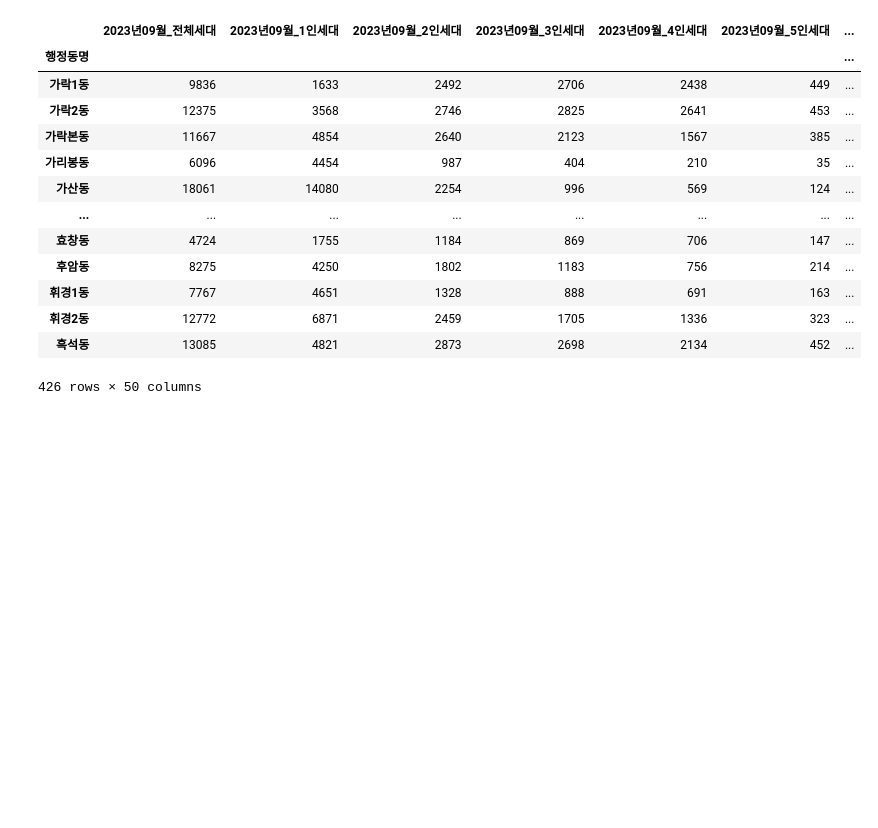
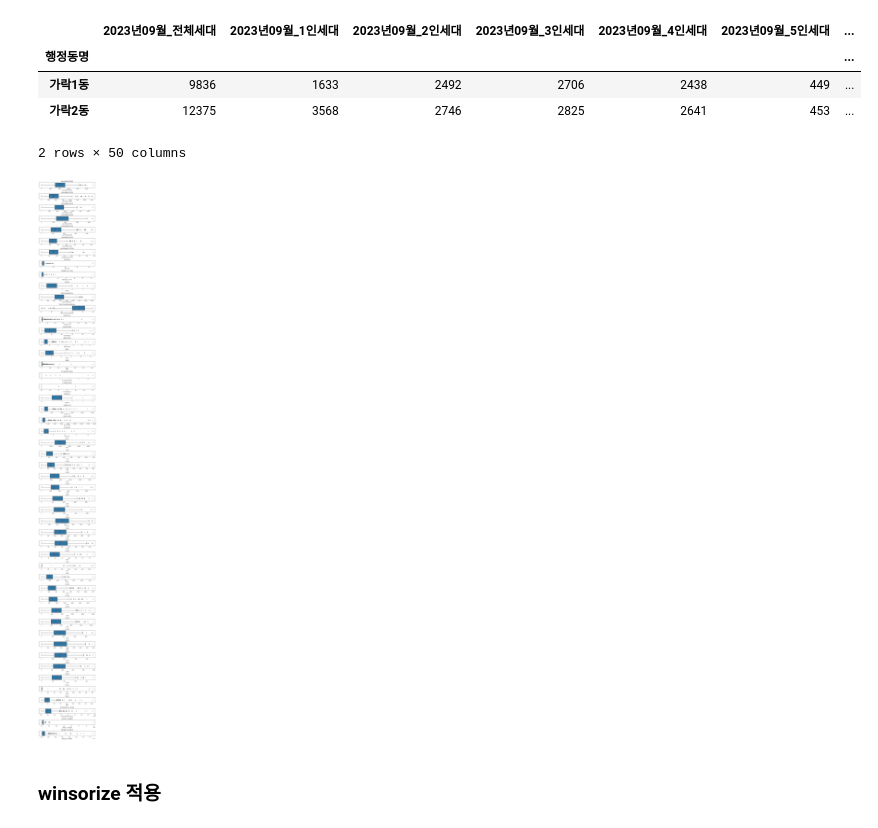
Before and after one commit to sesac-2023/cha_workspace, a Jupyter notebook: individual_tests/PJT_final_2023/preprocessing/winsorization_and_derived_variables_creation.ipynb, the cells around one changed output. Saved outputs shown, nothing was run; the diff lists cells and outputs as text; code cells hidden in the pictures; blank space fills up the shorter version.

```diff
--- a/individual_tests/PJT_final_2023/preprocessing/winsorization_and_derived_variables_creation.ipynb
+++ b/individual_tests/PJT_final_2023/preprocessing/winsorization_and_derived_variables_creation.ipynb
@@ -1,20 +1,12 @@
 # %%
 import pandas as pd
 
 data = pd.read_csv('./data/final_data_before_winsorization.csv', index_col=0)
-data
+data.fillna(0, inplace=True)
+data.head(2)
 # %% [output]
 |  | 2023년09월_전체세대 | 2023년09월_1인세대 | 2023년09월_2인세대 | 2023년09월_3인세대 | 2023년09월_4인세대 | 2023년09월_5인세대 | ... |
 | 행정동명 |  |  |  |  |  |  | ... |
 | 가락1동 | 9836 | 1633 | 2492 | 2706 | 2438 | 449 | ... |
 | 가락2동 | 12375 | 3568 | 2746 | 2825 | 2641 | 453 | ... |
-| 가락본동 | 11667 | 4854 | 2640 | 2123 | 1567 | 385 | ... |
-| 가리봉동 | 6096 | 4454 | 987 | 404 | 210 | 35 | ... |
-| 가산동 | 18061 | 14080 | 2254 | 996 | 569 | 124 | ... |
-| ... | ... | ... | ... | ... | ... | ... | ... |
-| 효창동 | 4724 | 1755 | 1184 | 869 | 706 | 147 | ... |
-| 후암동 | 8275 | 4250 | 1802 | 1183 | 756 | 214 | ... |
-| 휘경1동 | 7767 | 4651 | 1328 | 888 | 691 | 163 | ... |
-| 휘경2동 | 12772 | 6871 | 2459 | 1705 | 1336 | 323 | ... |
-| 흑석동 | 13085 | 4821 | 2873 | 2698 | 2134 | 452 | ... |
-426 rows × 50 columns
+2 rows × 50 columns
@@ -20,0 +29,7 @@ data
+# %%
+# 박스플랏으로 이상치 탐색
+show_outlier(data)
+# %% [output]
+[figure, added]
+# %% [markdown]
+### winsorize 적용
```
Also changed, not shown: parts of 6 cells of this notebook, 1 other file.
